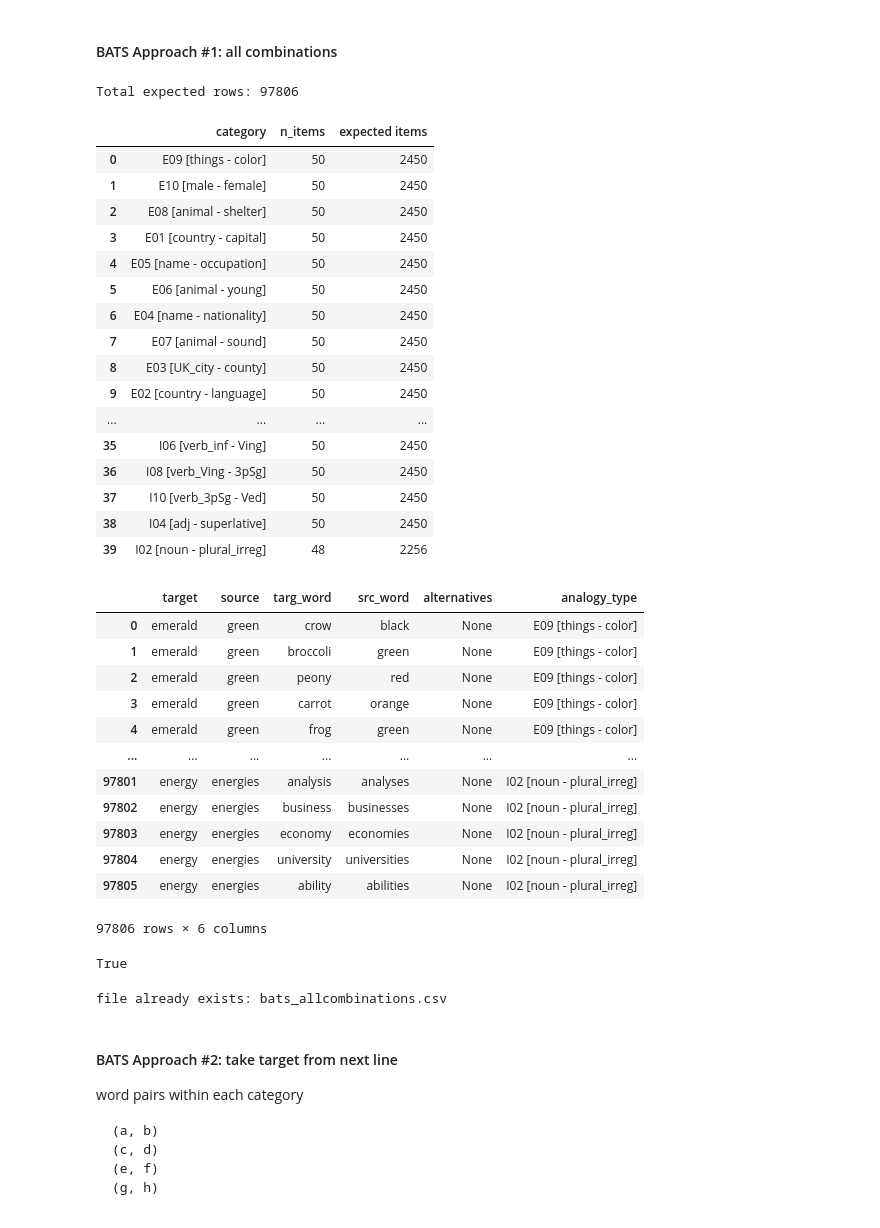
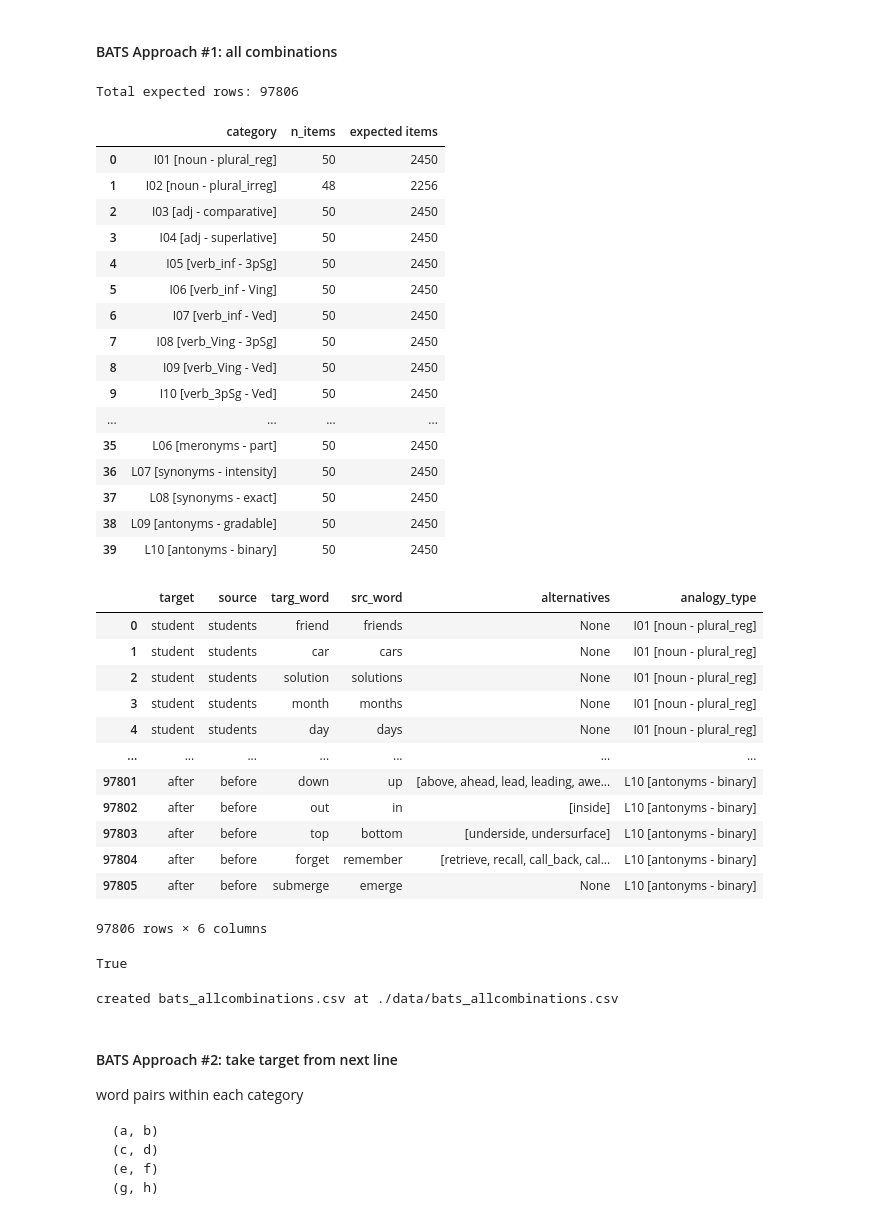
Before and after one commit to jkociniak/cot-analogy-resolution, a Jupyter notebook: create_scan_bats.ipynb, the cells around one changed output. Cells and saved outputs as stored; diff of their text form; code cells hidden in the pictures.

```diff
--- a/create_scan_bats.ipynb
+++ b/create_scan_bats.ipynb
@@ -151,6 +154,10 @@ names = []
 pairs_sets = []
 dir = "data/BATS_3.0"
 
+# alternatives dict
+alt_dict = {}
+
+# load data
 for d in os.listdir(dir):
     if d != 'metadata.json':
         for f in os.listdir(os.path.join(dir,str(d))):
@@ -163,4 +170,9 @@ for d in os.listdir(dir):
                     list_b = b.split('/')
                     if list_b[0] != a: #Keeping only the first analogy pair
                         pairs_sets[-1].add((a, list_b[0]))
+                        alts = list_b[1:]
+                        if len(alts) > 0:
+                            alt_dict[list_b[0]] = alts
+                        else:
+                            alt_dict[list_b[0]] = None
 vocab_bats = (names, pairs_sets)
@@ -177,46 +209,48 @@ nitems_df
 # %% [output]
 Total expected rows: 97806
 |  | category | n_items | expected items |
-| 0 | E09 [things - color] | 50 | 2450 |
-| 1 | E10 [male - female] | 50 | 2450 |
-| 2 | E08 [animal - shelter] | 50 | 2450 |
-| 3 | E01 [country - capital] | 50 | 2450 |
-| 4 | E05 [name - occupation] | 50 | 2450 |
-| 5 | E06 [animal - young] | 50 | 2450 |
-| 6 | E04 [name - nationality] | 50 | 2450 |
-| 7 | E07 [animal - sound] | 50 | 2450 |
-| 8 | E03 [UK_city - county] | 50 | 2450 |
-| 9 | E02 [country - language] | 50 | 2450 |
+| 0 | I01 [noun - plural_reg] | 50 | 2450 |
+| 1 | I02 [noun - plural_irreg] | 48 | 2256 |
+| 2 | I03 [adj - comparative] | 50 | 2450 |
+| 3 | I04 [adj - superlative] | 50 | 2450 |
+| 4 | I05 [verb_inf - 3pSg] | 50 | 2450 |
+| 5 | I06 [verb_inf - Ving] | 50 | 2450 |
+| 6 | I07 [verb_inf - Ved] | 50 | 2450 |
+| 7 | I08 [verb_Ving - 3pSg] | 50 | 2450 |
+| 8 | I09 [verb_Ving - Ved] | 50 | 2450 |
+| 9 | I10 [verb_3pSg - Ved] | 50 | 2450 |
 | ... | ... | ... | ... |
-| 35 | I06 [verb_inf - Ving] | 50 | 2450 |
-| 36 | I08 [verb_Ving - 3pSg] | 50 | 2450 |
-| 37 | I10 [verb_3pSg - Ved] | 50 | 2450 |
-| 38 | I04 [adj - superlative] | 50 | 2450 |
-| 39 | I02 [noun - plural_irreg] | 48 | 2256 |
+| 35 | L06 [meronyms - part] | 50 | 2450 |
+| 36 | L07 [synonyms - intensity] | 50 | 2450 |
+| 37 | L08 [synonyms - exact] | 50 | 2450 |
+| 38 | L09 [antonyms - gradable] | 50 | 2450 |
+| 39 | L10 [antonyms - binary] | 50 | 2450 |
 # %%
 #  create dataframe
 rows = []
 categories, lists = vocab_bats
 for category, clist in zip(categories, lists):
     for row1 in clist:
         for row2 in clist:
             if row1 != row2:
                 rows.append([*row1, *row2, None, category])
+
 bats_all_combis_df = pd.DataFrame(rows, columns=df.columns)
+bats_all_combis_df.alternatives = bats_all_combis_df.src_word.map(alt_dict)
 bats_all_combis_df
 # %% [output]
 |  | target | source | targ_word | src_word | alternatives | analogy_type |
-| 0 | emerald | green | crow | black | None | E09 [things - color] |
-| 1 | emerald | green | broccoli | green | None | E09 [things - color] |
-| 2 | emerald | green | peony | red | None | E09 [things - color] |
-| 3 | emerald | green | carrot | orange | None | E09 [things - color] |
-| 4 | emerald | green | frog | green | None | E09 [things - color] |
+| 0 | student | students | friend | friends | None | I01 [noun - plural_reg] |
+| 1 | student | students | car | cars | None | I01 [noun - plural_reg] |
+| 2 | student | students | solution | solutions | None | I01 [noun - plural_reg] |
+| 3 | student | students | month | months | None | I01 [noun - plural_reg] |
+| 4 | student | students | day | days | None | I01 [noun - plural_reg] |
 | ... | ... | ... | ... | ... | ... | ... |
-| 97801 | energy | energies | analysis | analyses | None | I02 [noun - plural_irreg] |
-| 97802 | energy | energies | business | businesses | None | I02 [noun - plural_irreg] |
-| 97803 | energy | energies | economy | economies | None | I02 [noun - plural_irreg] |
-| 97804 | energy | energies | university | universities | None | I02 [noun - plural_irreg] |
-| 97805 | energy | energies | ability | abilities | None | I02 [noun - plural_irreg] |
+| 97801 | after | before | down | up | [above, ahead, lead, leading, awe... | L10 [antonyms - binary] |
+| 97802 | after | before | out | in | [inside] | L10 [antonyms - binary] |
+| 97803 | after | before | top | bottom | [underside, undersurface] | L10 [antonyms - binary] |
+| 97804 | after | before | forget | remember | [retrieve, recall, call_back, cal... | L10 [antonyms - binary] |
+| 97805 | after | before | submerge | emerge | None | L10 [antonyms - binary] |
 97806 rows × 6 columns
 # %%
 # check if number of items per category are as expected
@@ -234,7 +268,7 @@ if not os.path.exists(loc):
 else:
     print('file already exists:', filename)
 # %% [output]
-file already exists: bats_allcombinations.csv
+created bats_allcombinations.csv at ./data/bats_allcombinations.csv
 # %% [markdown]
 ####  BATS Approach #2: take target from next line
 
```
Also changed, not shown: parts of 6 cells of this notebook, 4 other files.
